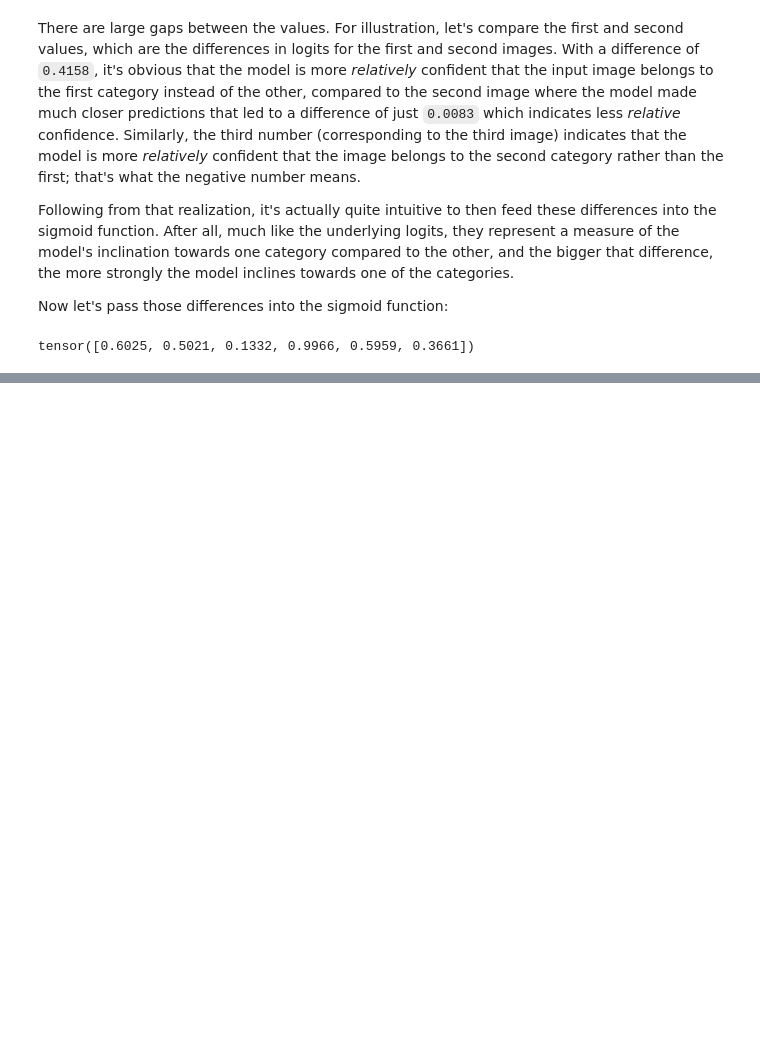
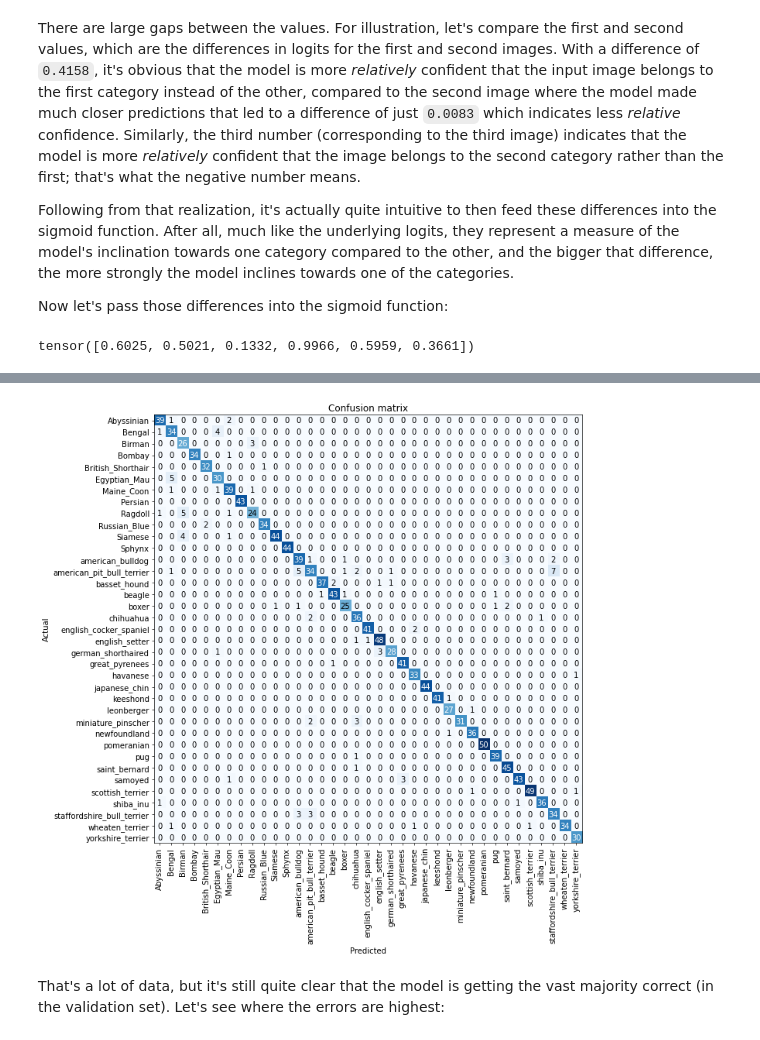
Before and after one commit to CodeWithOz/fastai-deep-learn-coders, a Jupyter notebook: ch-05-pet-breeds-pt2.ipynb, the cells around one changed output, grey strips where cells are left out. Drawn from its saved outputs; the diff is of its cells as text; code cells hidden in the pictures; blank space fills up the shorter version.

```diff
--- a/ch-05-pet-breeds-pt2.ipynb
+++ b/ch-05-pet-breeds-pt2.ipynb
@@ -391,0 +537,4 @@ And on and on for $n$ categories:
+# %%
+interp = ClassificationInterpretation.from_learner(learn)
+interp.plot_confusion_matrix(figsize=(12,12), dpi=60)
+# %% [output]
@@ -391,0 +543,3 @@ And on and on for $n$ categories:
+[figure, added]
+# %% [markdown]
+That's a lot of data, but it's still quite clear that the model is getting the vast majority correct (in the validation set). Let's see where the errors are highest:
```
Also changed, not shown: parts of 28 cells of this notebook.
